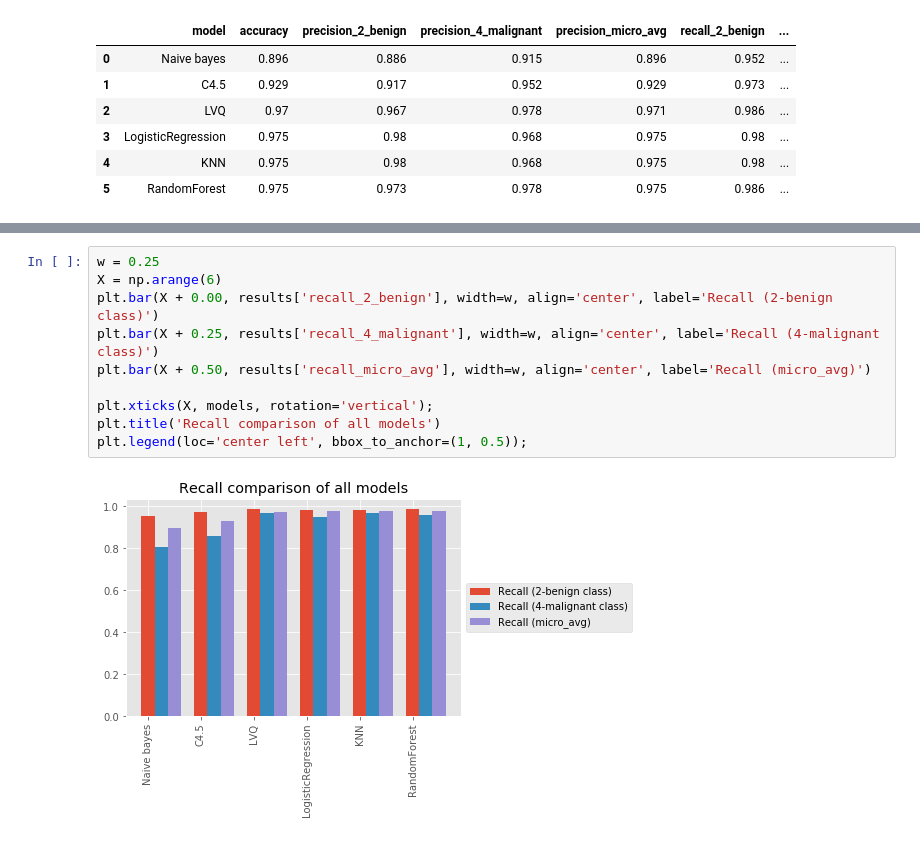
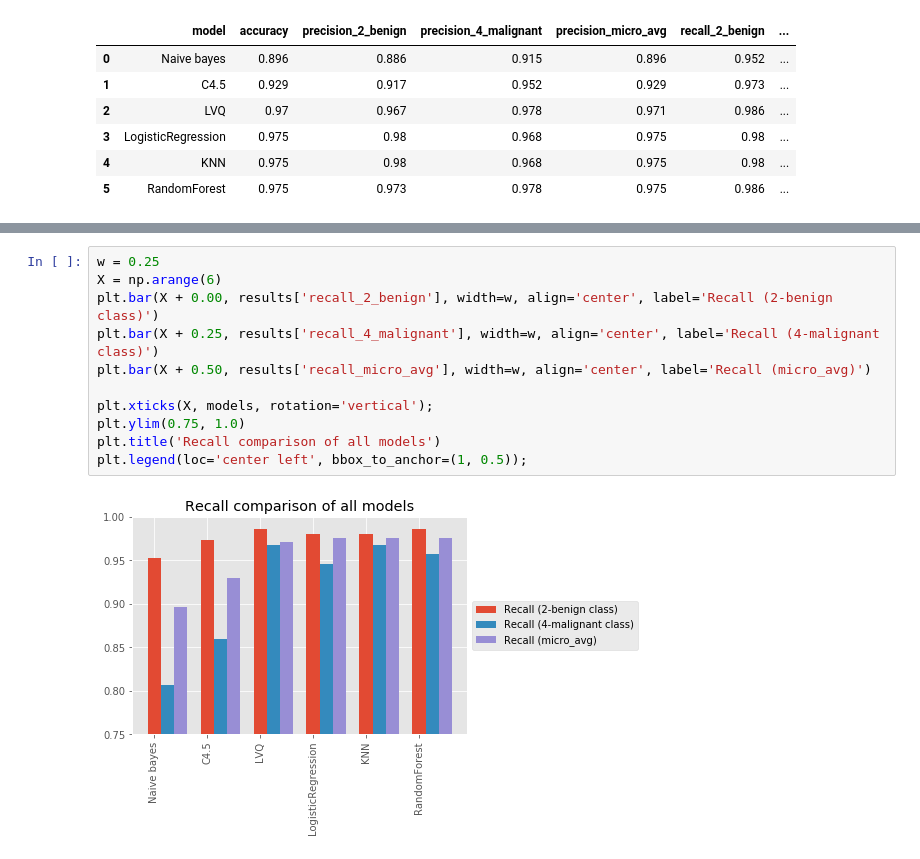
Before and after one commit to PraAnj/classification_breast_cancer, a Jupyter notebook: src/results_comparison.ipynb, the cells around one changed output, grey strips where cells are left out. Drawn from its saved outputs; the diff is of its cells as text.

```diff
--- a/src/results_comparison.ipynb
+++ b/src/results_comparison.ipynb
@@ -80,15 +84,16 @@ plt.legend(loc='center left', bbox_to_anchor=(1, 0.5));
 # %%
 w = 0.25
 X = np.arange(6)
 plt.bar(X + 0.00, results['recall_2_benign'], width=w, align='center', label='Recall (2-benign class)')
 plt.bar(X + 0.25, results['recall_4_malignant'], width=w, align='center', label='Recall (4-malignant class)')
 plt.bar(X + 0.50, results['recall_micro_avg'], width=w, align='center', label='Recall (micro_avg)')
 
 plt.xticks(X, models, rotation='vertical');
+plt.ylim(0.75, 1.0)
 plt.title('Recall comparison of all models')
 plt.legend(loc='center left', bbox_to_anchor=(1, 0.5));
 # %% [output]
-[figure, old version]
+[figure, new version]
 # %%
 w = 0.25
 X = np.arange(6)
```
Also changed, not shown: parts of 3 cells of this notebook.
